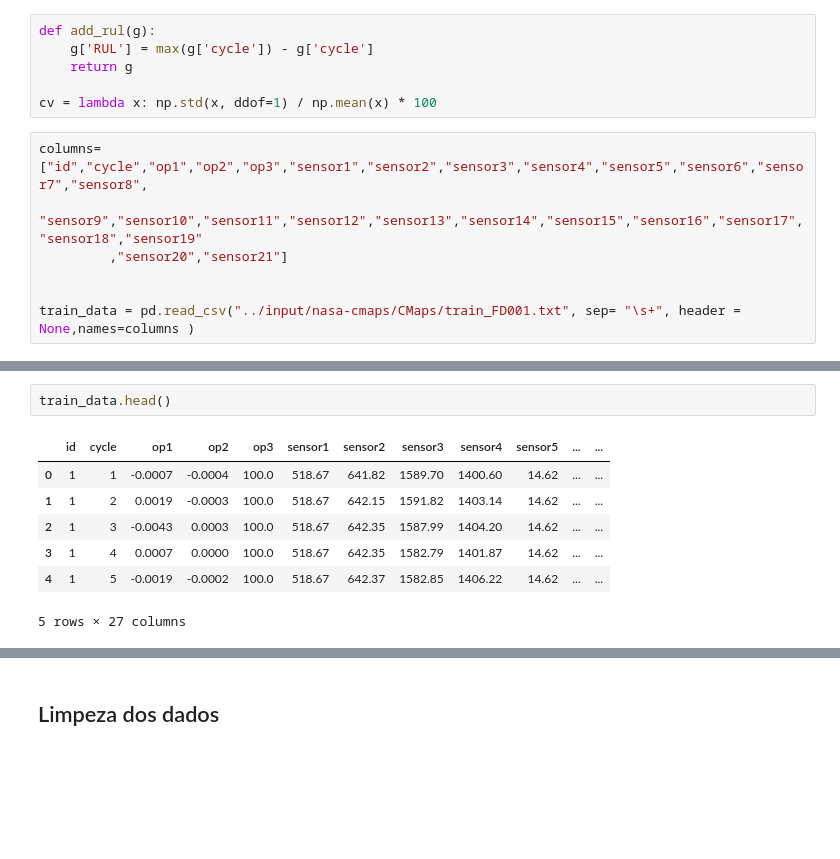
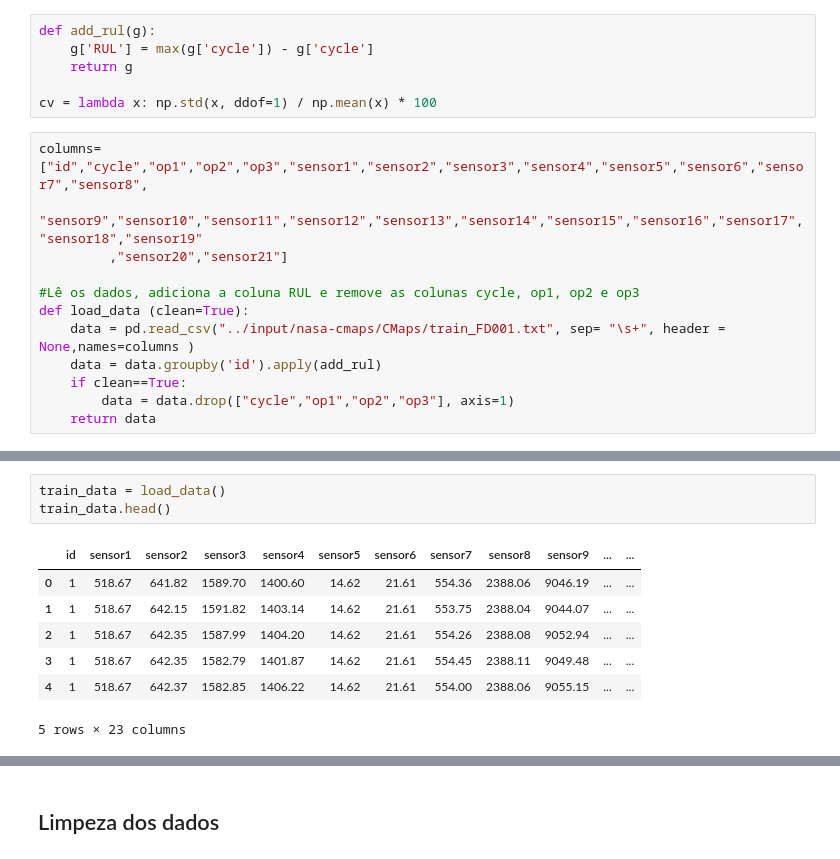
Before and after one commit to lucas-fpaiva/estatistica_pes, a Jupyter notebook: exploratory-m1.ipynb, the cells around one changed output, grey strips where cells are left out. Cells and saved outputs as stored; diff of their text form; blank space fills up the shorter version.

```diff
--- a/exploratory-m1.ipynb
+++ b/exploratory-m1.ipynb
@@ -50,5 +51,10 @@ columns=["id","cycle","op1","op2","op3","sensor1","sensor2","sensor3","sensor4",
          "sensor9","sensor10","sensor11","sensor12","sensor13","sensor14","sensor15","sensor16","sensor17","sensor18","sensor19"
          ,"sensor20","sensor21"]
 
-
-train_data = pd.read_csv("../input/nasa-cmaps/CMaps/train_FD001.txt", sep= "\s+", header = None,names=columns )
+#Lê os dados, adiciona a coluna RUL e remove as colunas cycle, op1, op2 e op3
+def load_data (clean=True):
+    data = pd.read_csv("../input/nasa-cmaps/CMaps/train_FD001.txt", sep= "\s+", header = None,names=columns )
+    data = data.groupby('id').apply(add_rul)
+    if clean==True:
+        data = data.drop(["cycle","op1","op2","op3"], axis=1)
+    return data
@@ -57,10 +68,11 @@ train_data = train_data.groupby('id').apply(add_rul)
 # %%
+train_data = load_data()
 train_data.head()
 # %% [output]
-|  | id | cycle | op1 | op2 | op3 | sensor1 | sensor2 | sensor3 | sensor4 | sensor5 | ... | ... |
-| 0 | 1 | 1 | -0.0007 | -0.0004 | 100.0 | 518.67 | 641.82 | 1589.70 | 1400.60 | 14.62 | ... | ... |
-| 1 | 1 | 2 | 0.0019 | -0.0003 | 100.0 | 518.67 | 642.15 | 1591.82 | 1403.14 | 14.62 | ... | ... |
-| 2 | 1 | 3 | -0.0043 | 0.0003 | 100.0 | 518.67 | 642.35 | 1587.99 | 1404.20 | 14.62 | ... | ... |
-| 3 | 1 | 4 | 0.0007 | 0.0000 | 100.0 | 518.67 | 642.35 | 1582.79 | 1401.87 | 14.62 | ... | ... |
-| 4 | 1 | 5 | -0.0019 | -0.0002 | 100.0 | 518.67 | 642.37 | 1582.85 | 1406.22 | 14.62 | ... | ... |
+|  | id | sensor1 | sensor2 | sensor3 | sensor4 | sensor5 | sensor6 | sensor7 | sensor8 | sensor9 | ... | ... |
+| 0 | 1 | 518.67 | 641.82 | 1589.70 | 1400.60 | 14.62 | 21.61 | 554.36 | 2388.06 | 9046.19 | ... | ... |
+| 1 | 1 | 518.67 | 642.15 | 1591.82 | 1403.14 | 14.62 | 21.61 | 553.75 | 2388.04 | 9044.07 | ... | ... |
+| 2 | 1 | 518.67 | 642.35 | 1587.99 | 1404.20 | 14.62 | 21.61 | 554.26 | 2388.08 | 9052.94 | ... | ... |
+| 3 | 1 | 518.67 | 642.35 | 1582.79 | 1401.87 | 14.62 | 21.61 | 554.45 | 2388.11 | 9049.48 | ... | ... |
+| 4 | 1 | 518.67 | 642.37 | 1582.85 | 1406.22 | 14.62 | 21.61 | 554.00 | 2388.06 | 9055.15 | ... | ... |
-5 rows × 27 columns
+5 rows × 23 columns
```
Also changed, not shown: parts of 16 cells of this notebook.
